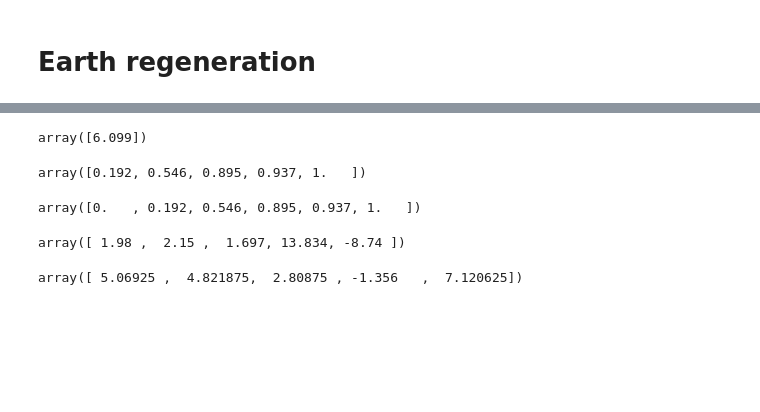
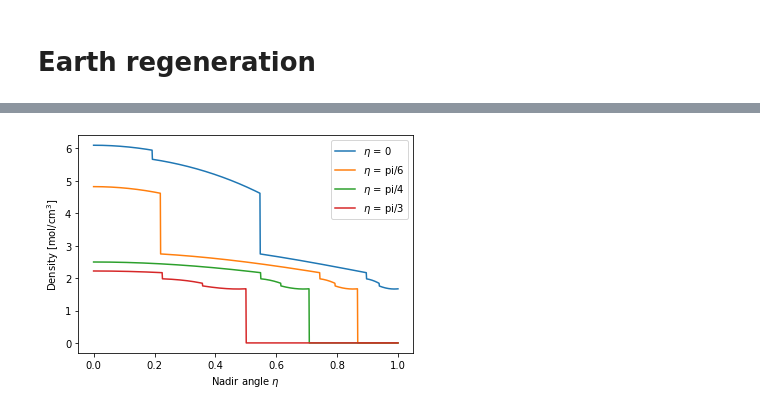
Before and after one commit to michelelucente/PEANUTS, a Jupyter notebook: Code/Functions/working_notebook.ipynb, the cells around one changed output, grey strips where cells are left out. Saved outputs shown, nothing was run; the diff lists cells and outputs as text; code cells hidden in the pictures; blank space fills up the shorter version.

Commit message:
Added module for Earth density calculation and updated guide.tex

```diff
--- a/Code/Functions/working_notebook.ipynb
+++ b/Code/Functions/working_notebook.ipynb
@@ -168,12 +165,0 @@ RDet = RE - 2e3
-# %%
-# Define the Earth density parametrisation, in units of mol/cm^3, following 9702343
-alpha = np.array([6.099, 5.803, 3.156, -5.376, 11.540])
-beta = np.array([-4.119, -3.653, -1.459, 19.210, -20.280])
-gamma = np.array([0, -1.086, 0.280, -12.520, 10.410])
-rj = np.array([0.192, 0.546, 0.895, 0.937, 1])
-
-r = 0.5
-
-idx = np.searchsorted(rj, r)
-
-alpha +  beta * sin(0.1)
@@ -229,22 +221,20 @@ np.argmax(0.5 < rj)
-# %%
-alpha[0.5 > np.delete(rj,0)]
-# %% [output]
-array([6.099])
-# %%
-np.delete(rj,0)
-# %% [output]
-array([0.192, 0.546, 0.895, 0.937, 1.   ])
-# %%
-rj
-# %% [output]
-array([0.   , 0.192, 0.546, 0.895, 0.937, 1.   ])
-# %%
-alpha + beta
-# %% [output]
-array([ 1.98 ,  2.15 ,  1.697, 13.834, -8.74 ])
-# %%
-r = 0.5
-
-alpha + beta * r**2 + gamma * r**4
-# %% [output]
-array([ 5.06925 ,  4.821875,  2.80875 , -1.356   ,  7.120625])
+# %%
+import matplotlib.pyplot as plt
+from math import pi
+
+x = np.arange(0,1,0.001)
+eta = [0, pi/6, pi/4, pi/3]
+labels = ["0", "pi/6", "pi/4", "pi/3"]
+
+density = [ [EarthDensity(r, n) for r in x] for n in eta]
+
+plt.xlabel("Nadir angle $\eta$")
+plt.ylabel("Density [mol/cm${}^3$]")
+for i in range(len(density)):
+    plt.plot(x,density[i], label = "$\eta$ = %s" %labels[i])
+plt.legend()
+plt.savefig(plots_folder + "earth_density.pdf")
+
+plt.show()
+# %% [output]
+[figure, added]
```
Also changed, not shown: parts of 13 cells of this notebook, 5 other files.
